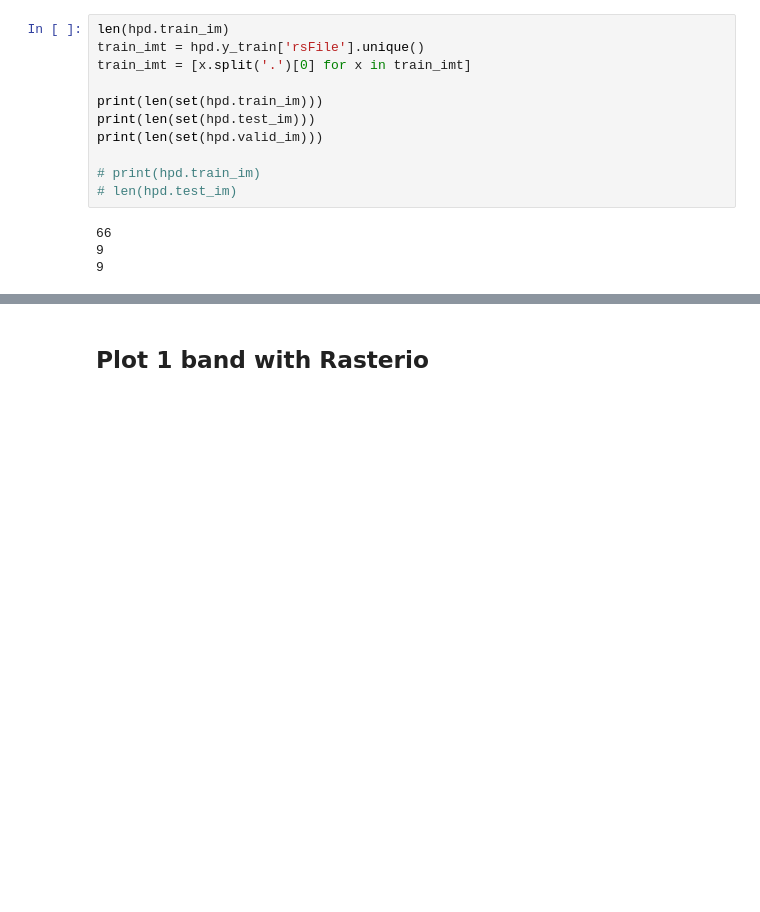
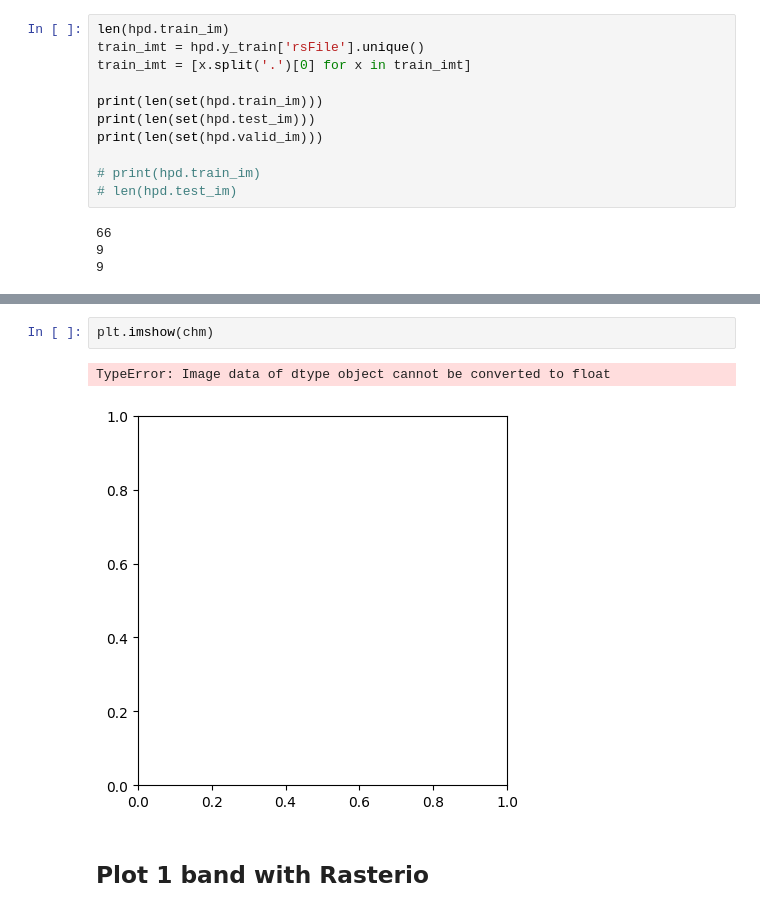
Before and after one commit to anw1998/ift6759_trees, a Jupyter notebook: notebooks/data_preprocess.ipynb, the cells around one changed output, grey strips where cells are left out. Drawn from its saved outputs; the diff is of its cells as text; blank space fills up the shorter version.

```diff
--- a/notebooks/data_preprocess.ipynb
+++ b/notebooks/data_preprocess.ipynb
@@ -97,3 +160,8 @@ lidar_dem.profile
+# %%
+plt.imshow(chm)
+# %% [output]
+TypeError: Image data of dtype object cannot be converted to float
+[figure, added]
 # %% [markdown]
 ## Plot 1 band with Rasterio
 # %%
```
Also changed, not shown: parts of 17 cells of this notebook, 3 other files.
